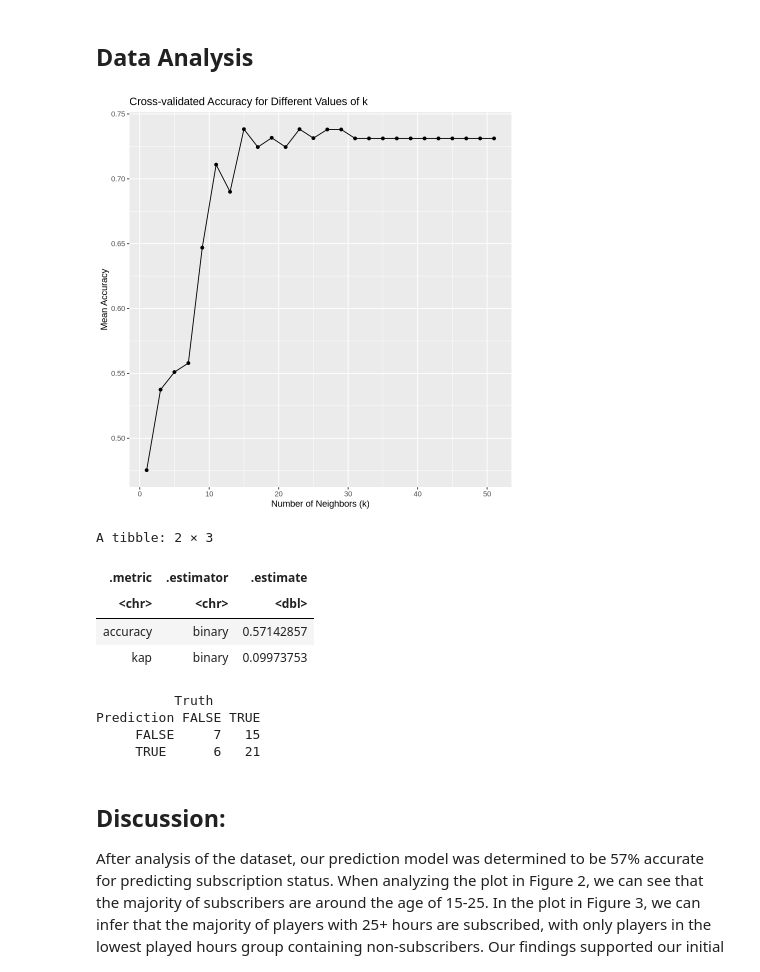
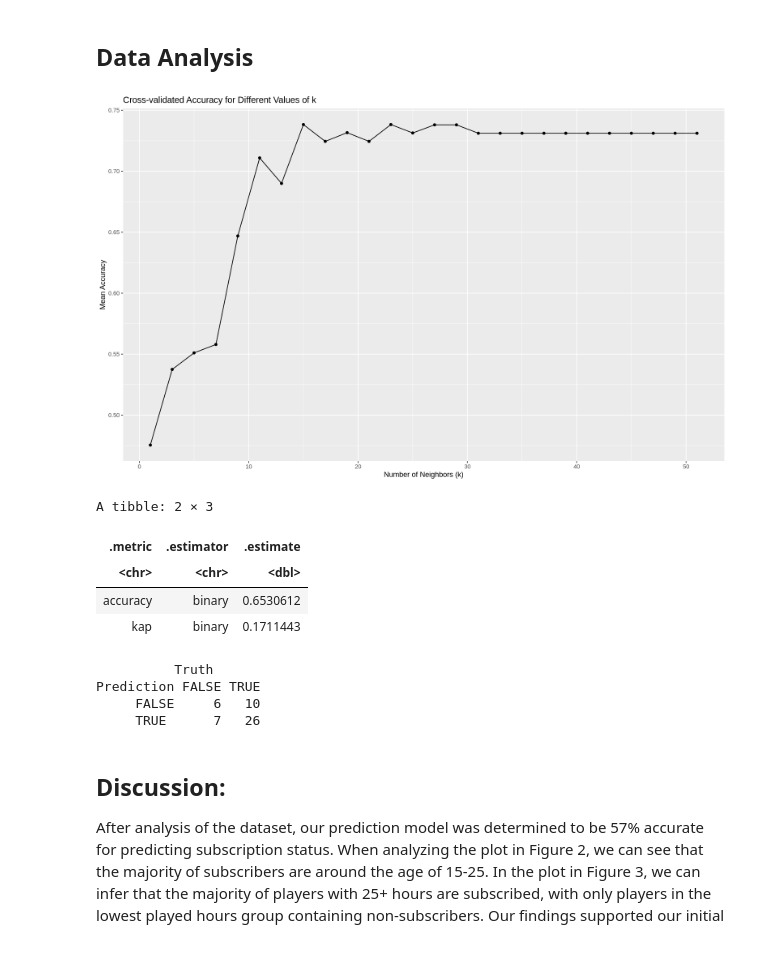
Before and after one commit to chantalfl18/DSCI-Final-Project, a Jupyter notebook: DSCI-Final-Project.ipynb, the cells around one changed output. Cells and saved outputs as stored; diff of their text form; code cells hidden in the pictures.

Commit message:
Found a better K Value

```diff
--- a/DSCI-Final-Project.ipynb
+++ b/DSCI-Final-Project.ipynb
@@ -188,33 +188,33 @@ players_workflow <- workflow() |>
 # %%
 set.seed(123)
 # Model tuning
 folds <- vfold_cv(players_train, v = 5, strata = subscribe)
 
 players_grid <- tibble(neighbors = seq(1, 51, by = 2))
 
 players_tuned <- tune_grid(players_workflow, resamples = folds, grid = players_grid, metrics = metric_set(accuracy))
 
 results <- collect_metrics(players_tuned)
 
 select_best_k <- results |>
   filter(.metric == "accuracy") |>
   arrange(desc(mean))
 
 select_best_k |>
   ggplot(aes(x = neighbors, y = mean)) +
   geom_line() +
   geom_point() +
   labs(title = "Cross-validated Accuracy for Different Values of k",
        x = "Number of Neighbors (k)",
        y = "Mean Accuracy")
 
-# Therefore, we notice that the best K value is 5, so we will store it.
-best_k <- 5
+# Therefore, we notice that the best K value is 9, so we will store it.
+best_k <- 9
 # %% [output]
-[figure, old version]
+[figure, new version]
 # %%
 # Rebuild with the best K
-players_model_bestk <- nearest_neighbor (mode = "classification",neighbors = best_k) |> set_engine("kknn")\
+players_model_bestk <- nearest_neighbor (mode = "classification",neighbors = best_k) |> set_engine("kknn")
 players_workflow_bestk <- workflow() |>
   add_model(players_model_bestk) |>
   add_recipe(players_recipe)
@@ -229,12 +229,12 @@ conf_mat(prediction, truth = subscribe, estimate = .pred_class)
 A tibble: 2 × 3
 | .metric | .estimator | .estimate |
 | <chr> | <chr> | <dbl> |
-| accuracy | binary | 0.57142857 |
-| kap | binary | 0.09973753 |
+| accuracy | binary | 0.6530612 |
+| kap | binary | 0.1711443 |
           Truth
 Prediction FALSE TRUE
-     FALSE     7   15
-     TRUE      6   21
+     FALSE     6   10
+     TRUE      7   26
 # %% [markdown]
 ## Discussion:
 
```
Also changed, not shown: parts of 2 cells of this notebook.
